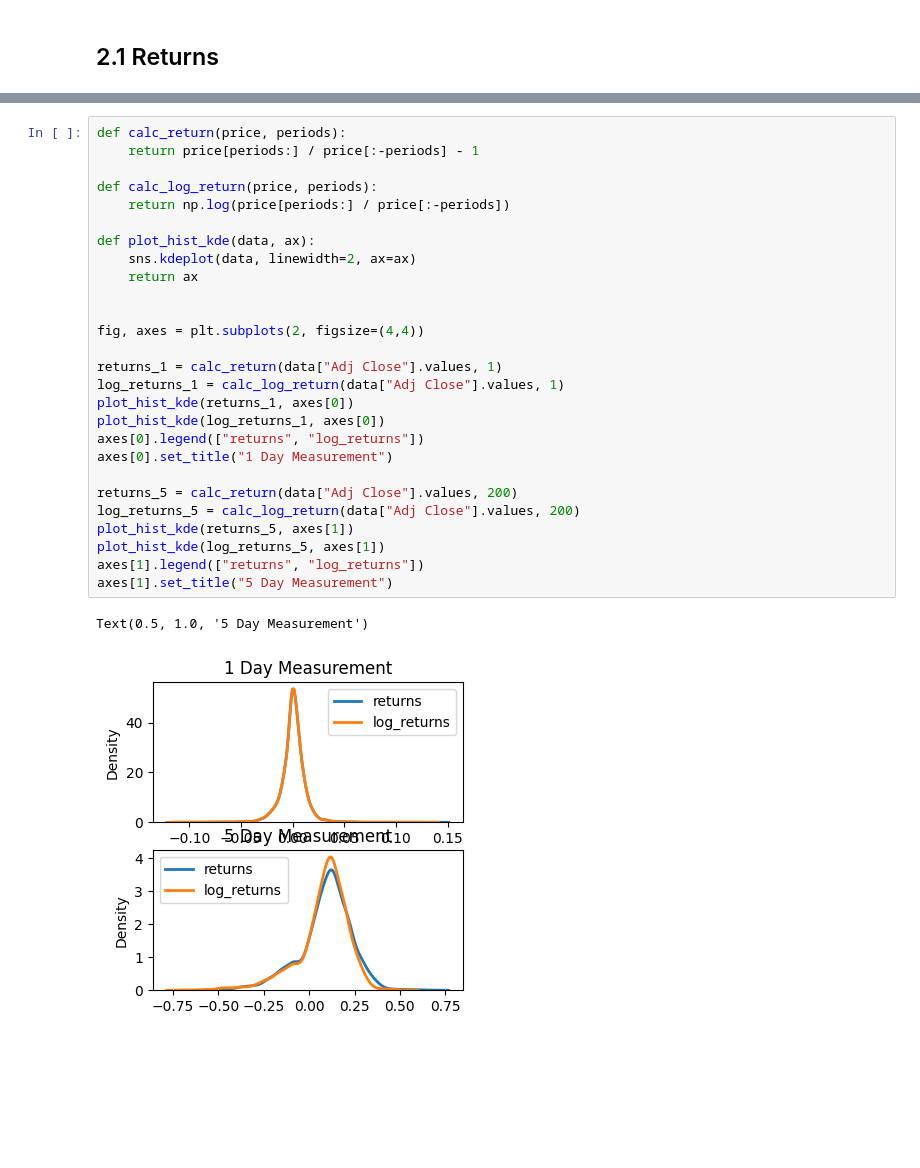
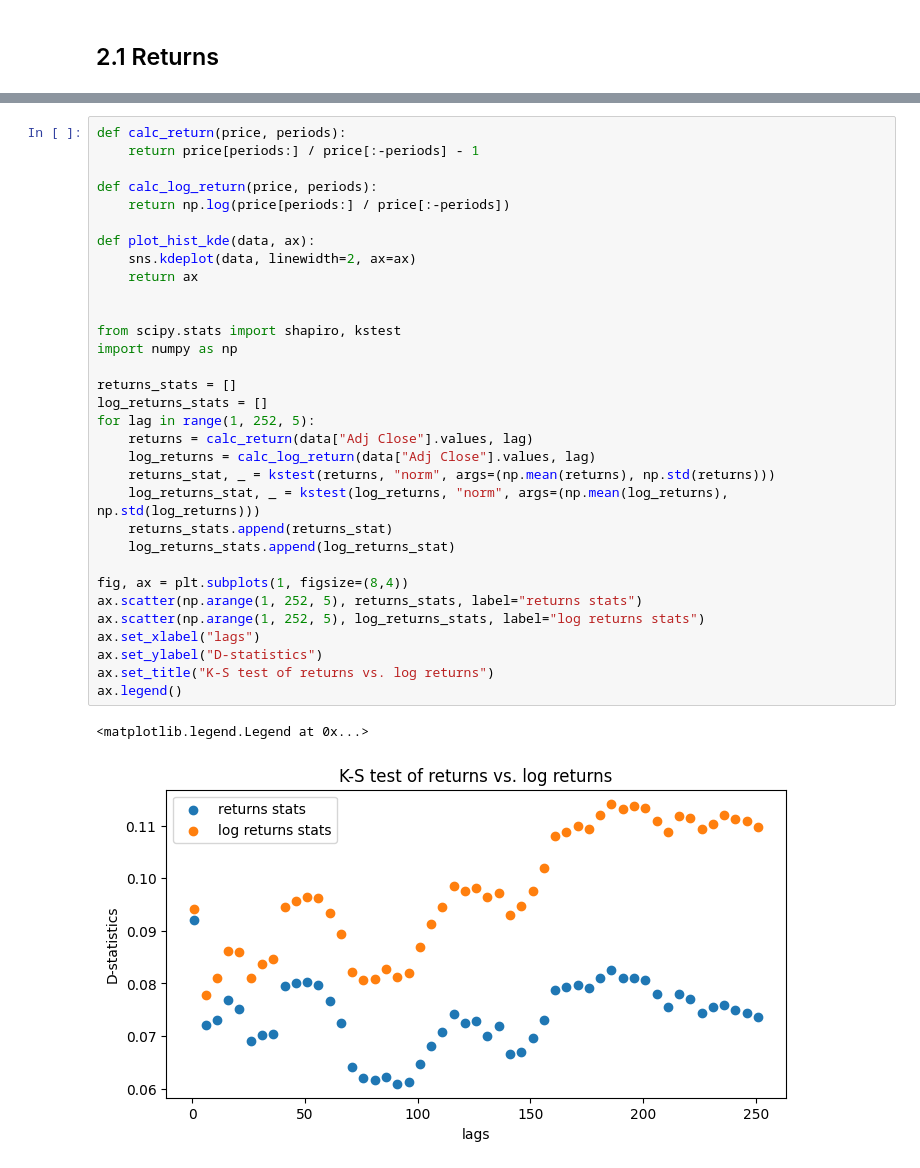
Before and after one commit to yixinethanxie/elements-of-quantitative-investing, a Jupyter notebook: chapter_2.ipynb, the cells around one changed output, grey strips where cells are left out. Drawn from its saved outputs; the diff is of its cells as text; blank space fills up the shorter version.

```diff
--- a/chapter_2.ipynb
+++ b/chapter_2.ipynb
@@ -52,30 +54,35 @@ Three key points to verify:
 # %%
 def calc_return(price, periods):
     return price[periods:] / price[:-periods] - 1
 
 def calc_log_return(price, periods):
     return np.log(price[periods:] / price[:-periods])
 
 def plot_hist_kde(data, ax):
     sns.kdeplot(data, linewidth=2, ax=ax)
     return ax
 
 
-fig, axes = plt.subplots(2, figsize=(4,4))
+from scipy.stats import shapiro, kstest
+import numpy as np
 
-returns_1 = calc_return(data["Adj Close"].values, 1)
-log_returns_1 = calc_log_return(data["Adj Close"].values, 1)
-plot_hist_kde(returns_1, axes[0])
-plot_hist_kde(log_returns_1, axes[0])
-axes[0].legend(["returns", "log_returns"])
-axes[0].set_title("1 Day Measurement")
+returns_stats = []
+log_returns_stats = []
+for lag in range(1, 252, 5):
+    returns = calc_return(data["Adj Close"].values, lag)
+    log_returns = calc_log_return(data["Adj Close"].values, lag)
+    returns_stat, _ = kstest(returns, "norm", args=(np.mean(returns), np.std(returns)))
+    log_returns_stat, _ = kstest(log_returns, "norm", args=(np.mean(log_returns), np.std(log_returns)))
+    returns_stats.append(returns_stat)
+    log_returns_stats.append(log_returns_stat)
 
-returns_5 = calc_return(data["Adj Close"].values, 200)
-log_returns_5 = calc_log_return(data["Adj Close"].values, 200)
-plot_hist_kde(returns_5, axes[1])
-plot_hist_kde(log_returns_5, axes[1])
-axes[1].legend(["returns", "log_returns"])
-axes[1].set_title("5 Day Measurement")
+fig, ax = plt.subplots(1, figsize=(8,4))
+ax.scatter(np.arange(1, 252, 5), returns_stats, label="returns stats")
+ax.scatter(np.arange(1, 252, 5), log_returns_stats, label="log returns stats")
+ax.set_xlabel("lags")
+ax.set_ylabel("D-statistics")
+ax.set_title("K-S test of returns vs. log returns")
+ax.legend()
 # %% [output]
-Text(0.5, 1.0, '5 Day Measurement')
+<matplotlib.legend.Legend at 0x...>
-[figure, old version]
+[figure, new version]
```
Also changed, not shown: parts of 8 cells of this notebook.
